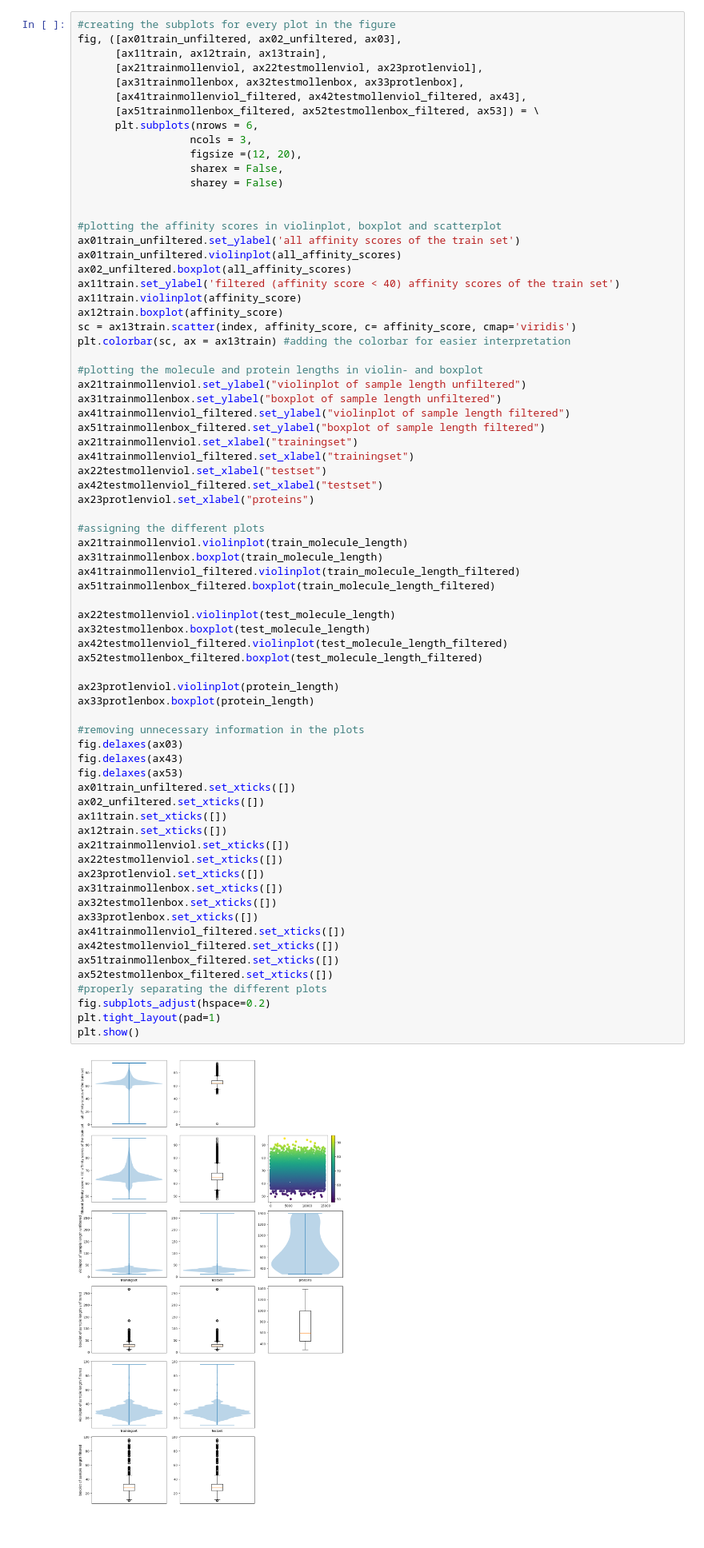
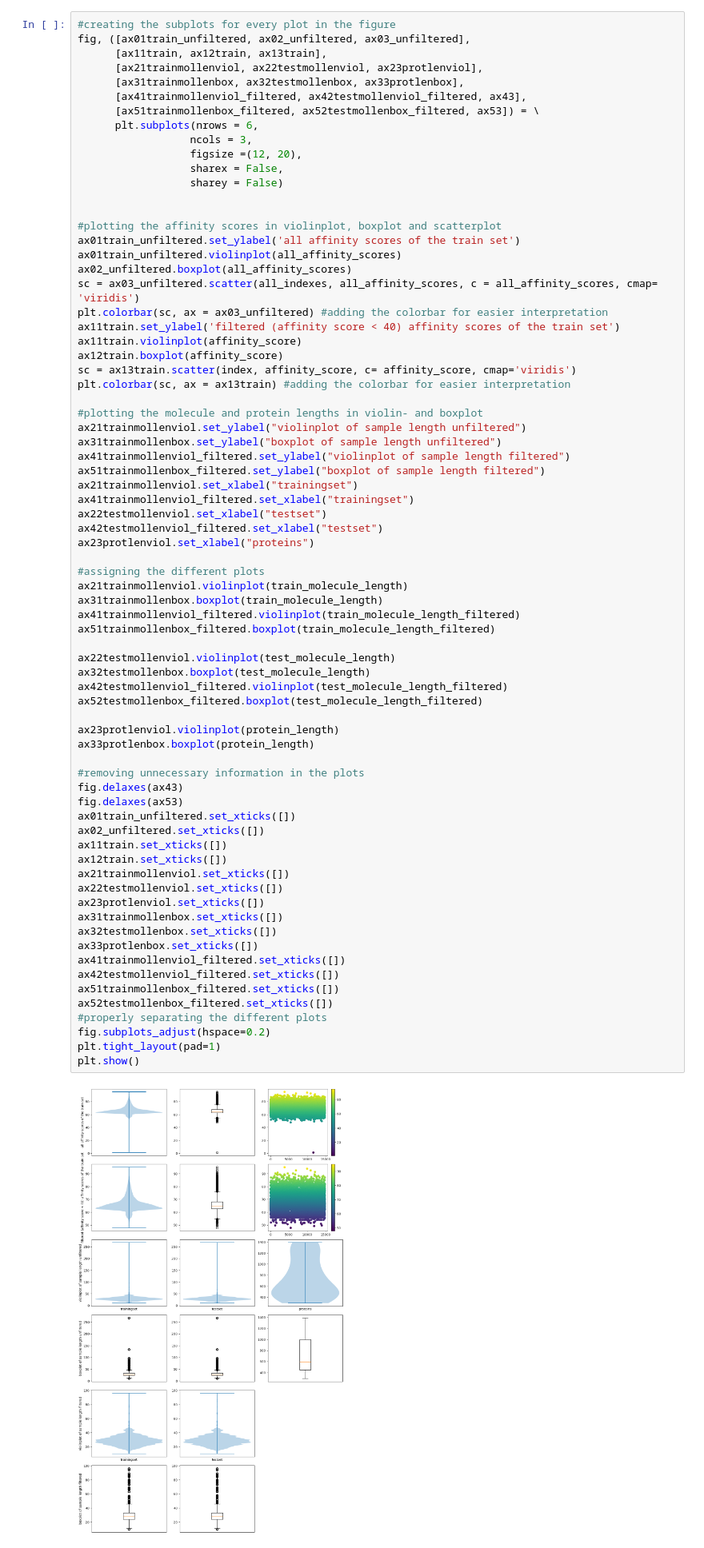
Before and after one commit to derekkentie/group-4, a Jupyter notebook: data/Data analyse.ipynb, the cells around one changed output. Shown at 80% size. Saved outputs shown, nothing was run; the diff lists cells and outputs as text.

```diff
--- a/data/Data analyse.ipynb
+++ b/data/Data analyse.ipynb
@@ -138,7 +138,7 @@ unique atoms in training set ['Br' 'C' 'Cl' 'F' 'H' 'I' 'N' 'O' 'P' 'S']
 unique atoms in test set ['Br' 'C' 'Cl' 'F' 'H' 'I' 'N' 'O' 'P' 'S']
 # %%
 #creating the subplots for every plot in the figure
-fig, ([ax01train_unfiltered, ax02_unfiltered, ax03],
+fig, ([ax01train_unfiltered, ax02_unfiltered, ax03_unfiltered],
       [ax11train, ax12train, ax13train],
       [ax21trainmollenviol, ax22testmollenviol, ax23protlenviol],
       [ax31trainmollenbox, ax32testmollenbox, ax33protlenbox],
@@ -155,6 +155,8 @@ fig, ([ax01train_unfiltered, ax02_unfiltered, ax03],
 ax01train_unfiltered.set_ylabel('all affinity scores of the train set')
 ax01train_unfiltered.violinplot(all_affinity_scores)
 ax02_unfiltered.boxplot(all_affinity_scores)
+sc = ax03_unfiltered.scatter(all_indexes, all_affinity_scores, c = all_affinity_scores, cmap= 'viridis')
+plt.colorbar(sc, ax = ax03_unfiltered) #adding the colorbar for easier interpretation
 ax11train.set_ylabel('filtered (affinity score < 40) affinity scores of the train set')
 ax11train.violinplot(affinity_score)
 ax12train.boxplot(affinity_score)
@@ -181,32 +183,31 @@ ax51trainmollenbox_filtered.boxplot(train_molecule_length_filtered)
 ax22testmollenviol.violinplot(test_molecule_length)
 ax32testmollenbox.boxplot(test_molecule_length)
 ax42testmollenviol_filtered.violinplot(test_molecule_length_filtered)
 ax52testmollenbox_filtered.boxplot(test_molecule_length_filtered)
 
 ax23protlenviol.violinplot(protein_length)
 ax33protlenbox.boxplot(protein_length)
 
 #removing unnecessary information in the plots
-fig.delaxes(ax03)
 fig.delaxes(ax43)
 fig.delaxes(ax53)
 ax01train_unfiltered.set_xticks([])
 ax02_unfiltered.set_xticks([])
 ax11train.set_xticks([])
 ax12train.set_xticks([])
 ax21trainmollenviol.set_xticks([])
 ax22testmollenviol.set_xticks([])
 ax23protlenviol.set_xticks([])
 ax31trainmollenbox.set_xticks([])
 ax32testmollenbox.set_xticks([])
 ax33protlenbox.set_xticks([])
 ax41trainmollenviol_filtered.set_xticks([])
 ax42testmollenviol_filtered.set_xticks([])
 ax51trainmollenbox_filtered.set_xticks([])
 ax52testmollenbox_filtered.set_xticks([])
 #properly separating the different plots
 fig.subplots_adjust(hspace=0.2)
 plt.tight_layout(pad=1)
 plt.show()
 # %% [output]
-[figure, old version]
+[figure, new version]
```
